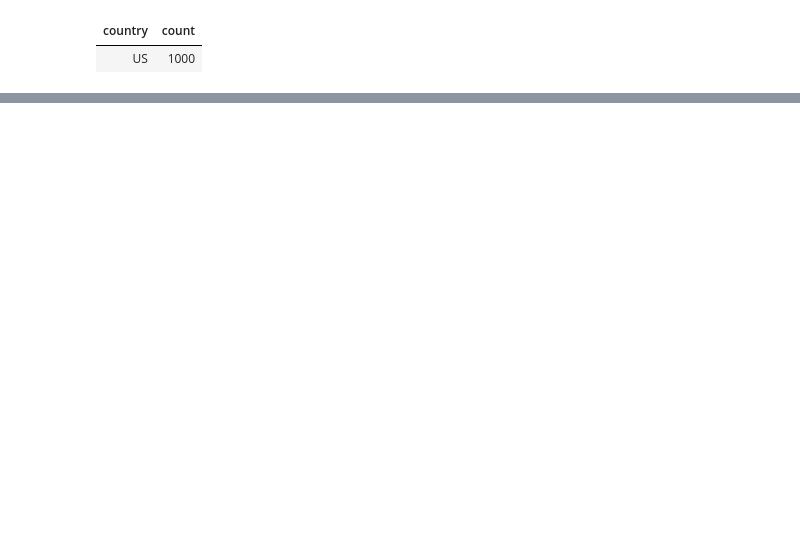
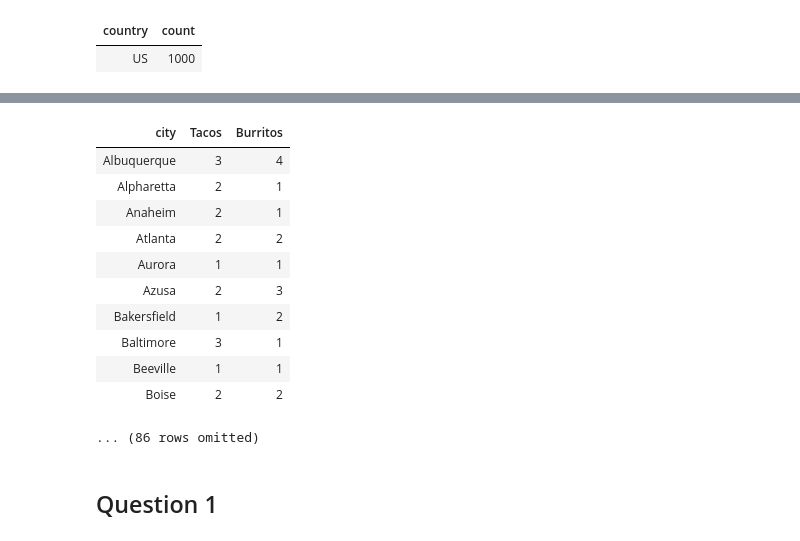
Before and after one commit to sashbhagav/tamudatathon, a Jupyter notebook: cleaning.ipynb, the cells around one changed output, grey strips where cells are left out. Drawn from its saved outputs; the diff is of its cells as text; code cells hidden in the pictures; blank space fills up the shorter version.

```diff
--- a/cleaning.ipynb
+++ b/cleaning.ipynb
@@ -199,0 +68,19 @@ for i in range(0, len(burrito_rat)):
+# %%
+ratio = taco_rat.join('city', burrito_rat, 'city')
+# ratio.show(10)
+# %%
+ratio.relabel('count', 'Tacos')
+ratio.relabel('count_2', 'Burritos')
+# %% [output]
+| city | Tacos | Burritos |
+| Albuquerque | 3 | 4 |
+| Alpharetta | 2 | 1 |
+| Anaheim | 2 | 1 |
+| Atlanta | 2 | 2 |
+| Aurora | 1 | 1 |
+| Azusa | 2 | 3 |
+| Bakersfield | 1 | 2 |
+| Baltimore | 3 | 1 |
+| Beeville | 1 | 1 |
+| Boise | 2 | 2 |
+... (86 rows omitted)
@@ -199,0 +89,2 @@ for i in range(0, len(burrito_rat)):
+# %% [markdown]
+## Question 1
```
Also changed, not shown: parts of 33 cells of this notebook, 2 other files.
